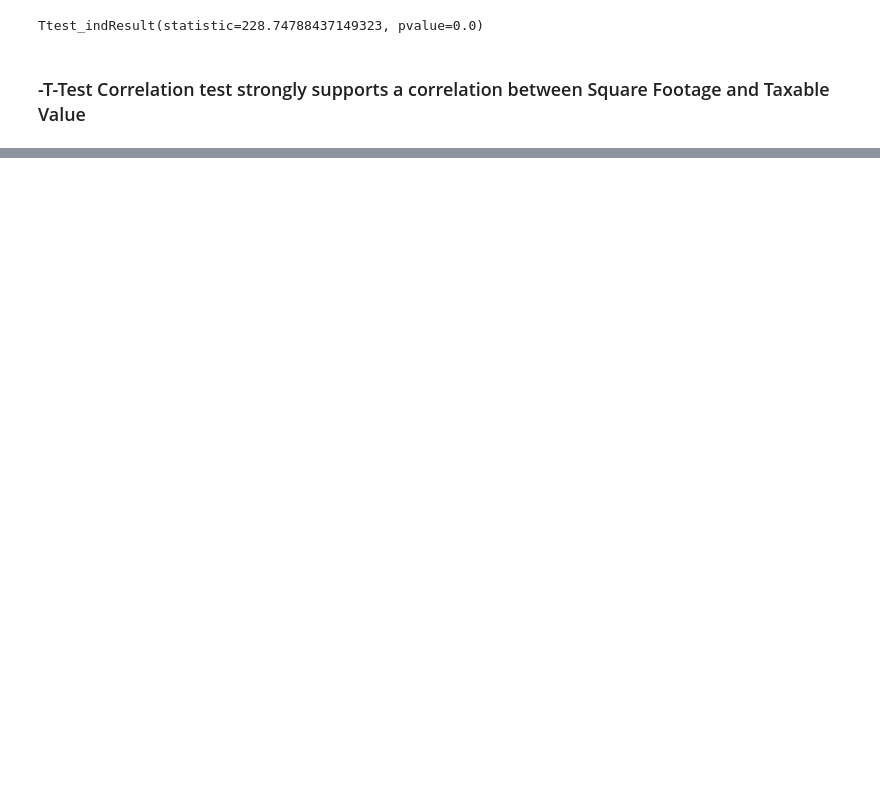
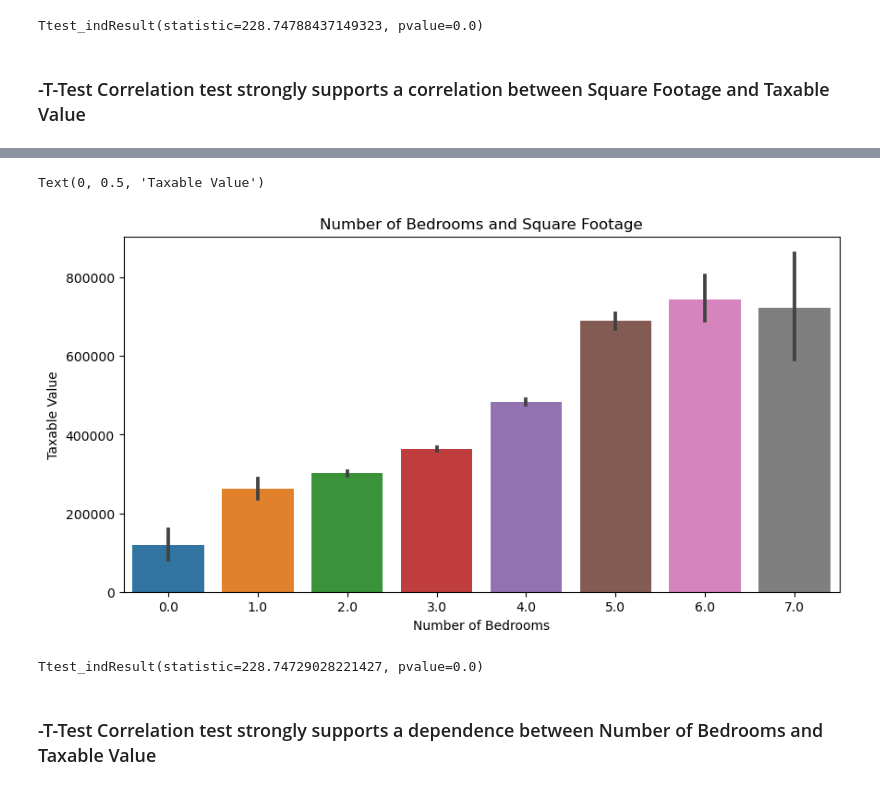
Before and after one commit to Bartholomew-Taylor/zillow_regression_project, a Jupyter notebook: Zillow_Regression_Final_Notebook.ipynb, the cells around one changed output, grey strips where cells are left out. Drawn from its saved outputs; the diff is of its cells as text; code cells hidden in the pictures; blank space fills up the shorter version.

```diff
--- a/Zillow_Regression_Final_Notebook.ipynb
+++ b/Zillow_Regression_Final_Notebook.ipynb
@@ -179,0 +182,18 @@ Ttest_indResult(statistic=228.74729028221427, pvalue=0.0)
+# %%
+#sets up barplot for # of bedrooms
+plt.figure(figsize=(10,5))
+plt.title('Number of Bedrooms and Square Footage')
+sns.barplot(data=train, x="bedroom", y="tax_value")
+
+plt.xlabel('Number of Bedrooms')
+plt.ylabel('Taxable Value')
+# %% [output]
+Text(0, 0.5, 'Taxable Value')
+[figure, added]
+# %%
+#stats test T-test
+stats.ttest_ind(train.tax_value, train.bedroom, alternative = 'two-sided')
+# %% [output]
+Ttest_indResult(statistic=228.74729028221427, pvalue=0.0)
+# %% [markdown]
+### -T-Test Correlation test strongly supports a dependence between Number of Bedrooms and Taxable Value
```
Also changed, not shown: parts of 64 cells of this notebook, 2 other files.
